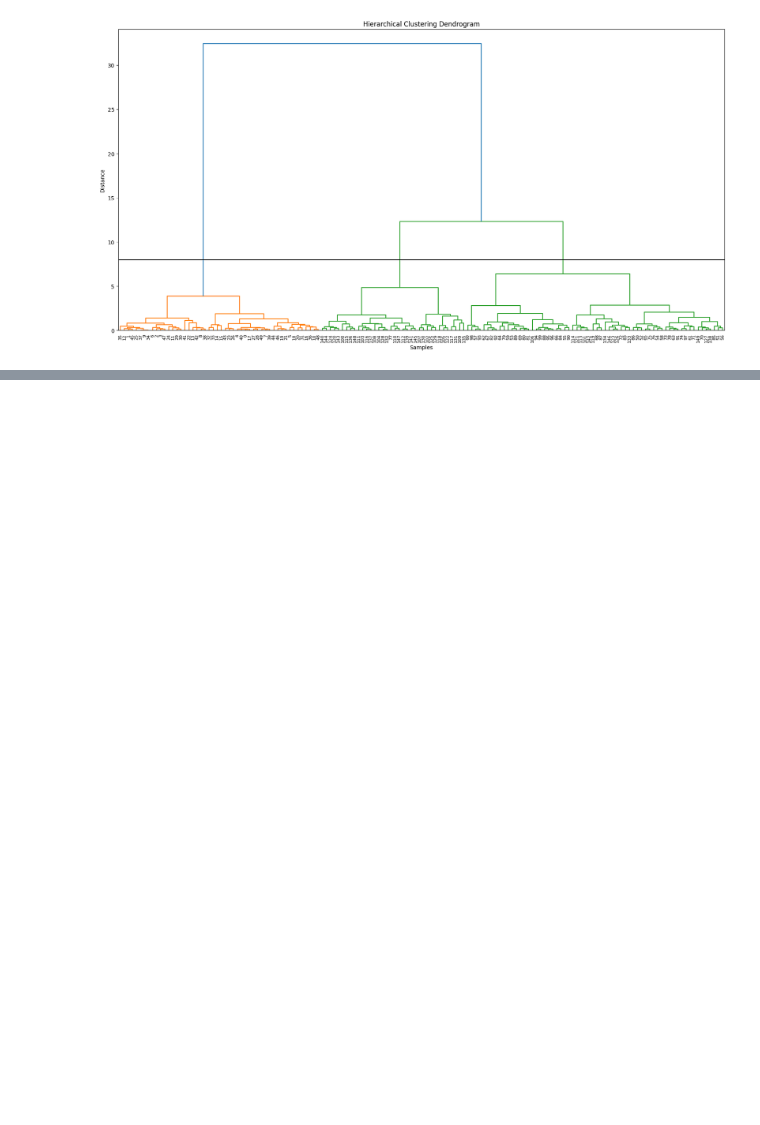
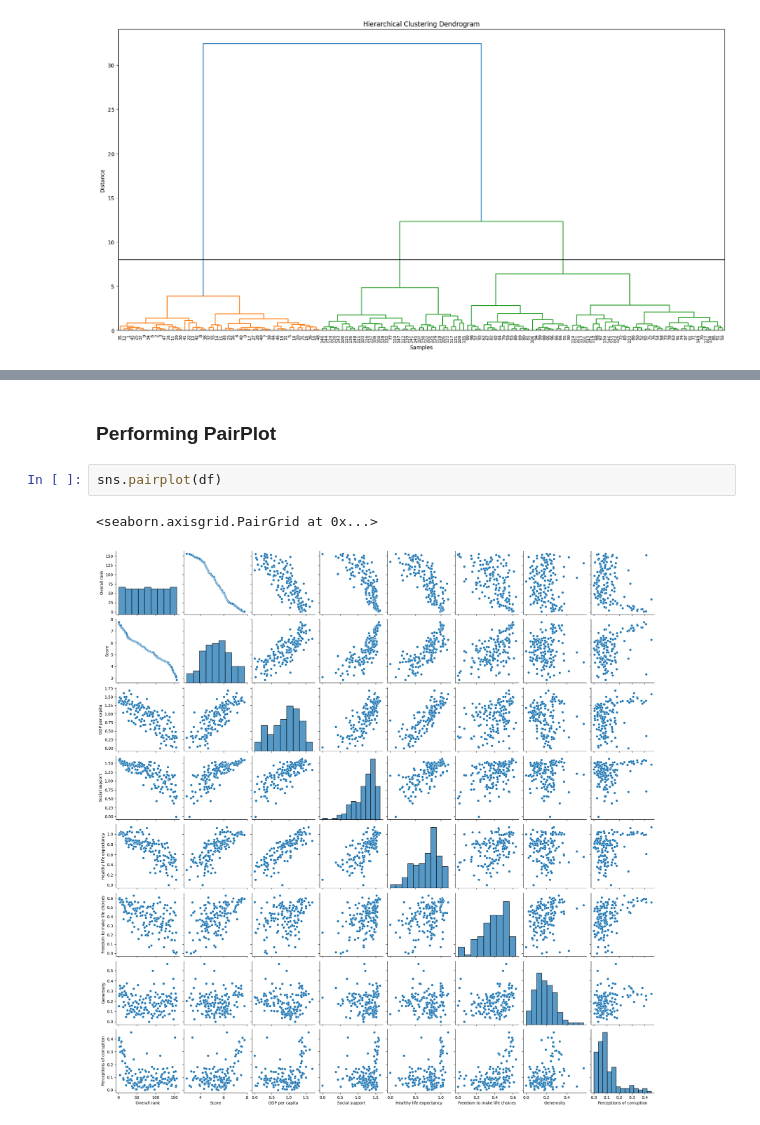
Before and after one commit to sudipnext/nextonDataMining, a Jupyter notebook: LAB4-Clustering/lab4.ipynb, the cells around one changed output, grey strips where cells are left out. Drawn from its saved outputs; the diff is of its cells as text; blank space fills up the shorter version.

```diff
--- a/LAB4-Clustering/lab4.ipynb
+++ b/LAB4-Clustering/lab4.ipynb
@@ -227,0 +279,7 @@ plt.show()
+# %% [markdown]
+### Performing PairPlot
+# %%
+sns.pairplot(df)
+# %% [output]
+<seaborn.axisgrid.PairGrid at 0x...>
+[figure, added]
```
Also changed, not shown: parts of 28 cells of this notebook.
